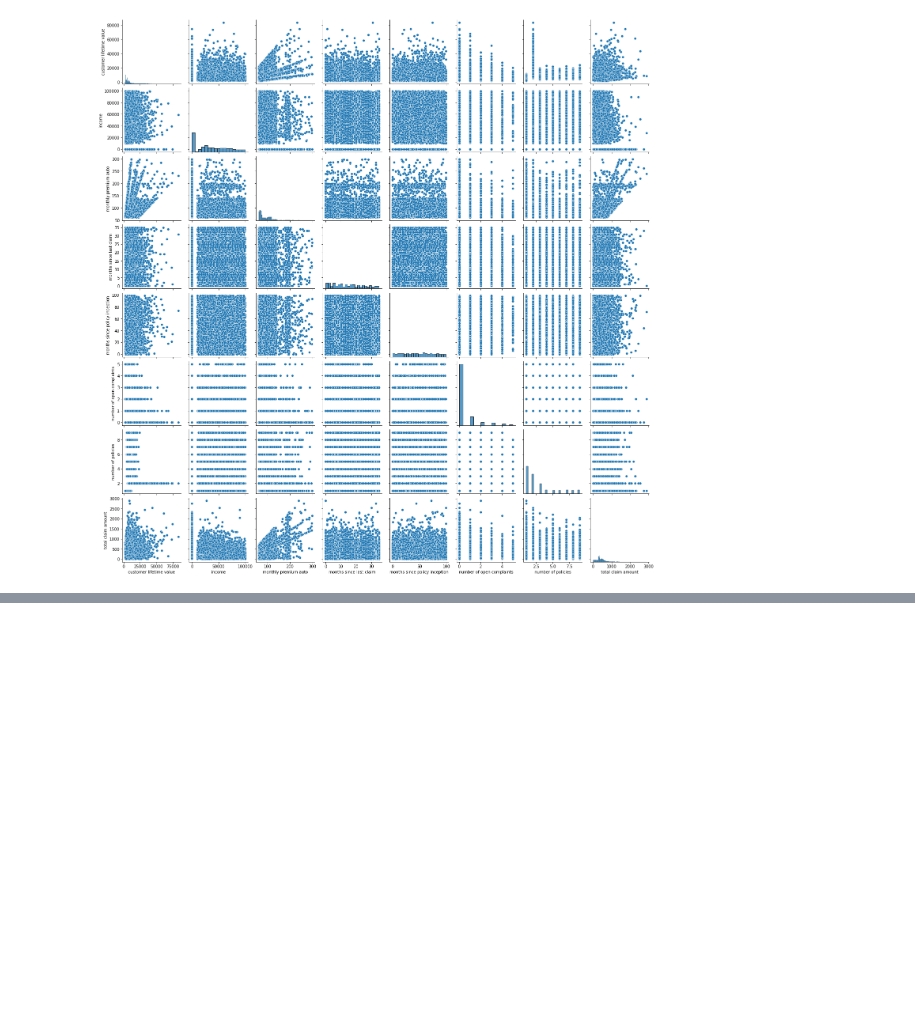
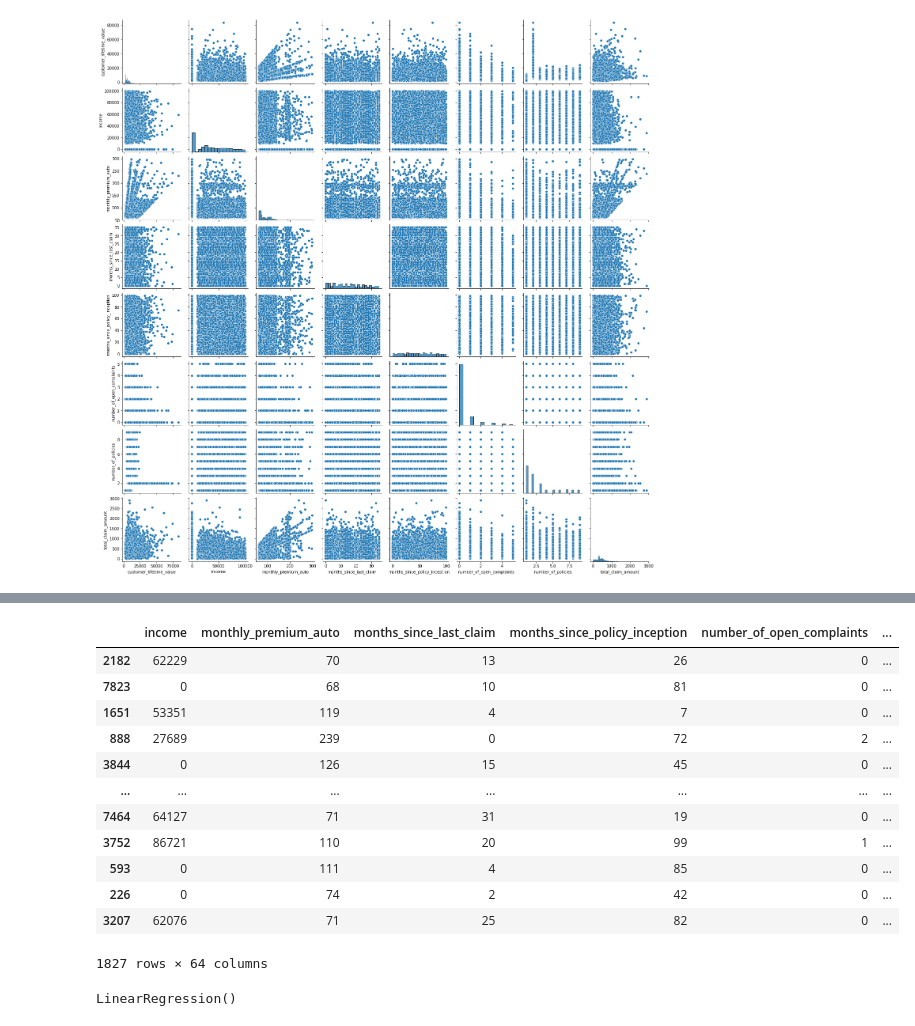
Before and after one commit to itsmrn/lab-customer-analysis-round-6, a Jupyter notebook: lab customer analysis round 6 - mrn.ipynb, the cells around one changed output, grey strips where cells are left out. Cells and saved outputs as stored; diff of their text form; code cells hidden in the pictures; blank space fills up the shorter version.

```diff
--- a/lab customer analysis round 6 - mrn.ipynb
+++ b/lab customer analysis round 6 - mrn.ipynb
@@ -211,0 +151,3 @@ mean_absolute_error(X_test,y_pred)
+# %%
+from sklearn.model_selection import train_test_split
+X_train,X_test,y_train,y_test = train_test_split(X,y, test_size = 0.2, random_state = 0)
@@ -211,0 +219,16 @@ mean_absolute_error(X_test,y_pred)
+# %%
+X_test
+# %% [output]
+|  | income | monthly_premium_auto | months_since_last_claim | months_since_policy_inception | number_of_open_complaints | ... |
+| 2182 | 62229 | 70 | 13 | 26 | 0 | ... |
+| 7823 | 0 | 68 | 10 | 81 | 0 | ... |
+| 1651 | 53351 | 119 | 4 | 7 | 0 | ... |
+| 888 | 27689 | 239 | 0 | 72 | 2 | ... |
+| 3844 | 0 | 126 | 15 | 45 | 0 | ... |
+| ... | ... | ... | ... | ... | ... | ... |
+| 7464 | 64127 | 71 | 31 | 19 | 0 | ... |
+| 3752 | 86721 | 110 | 20 | 99 | 1 | ... |
+| 593 | 0 | 111 | 4 | 85 | 0 | ... |
+| 226 | 0 | 74 | 2 | 42 | 0 | ... |
+| 3207 | 62076 | 71 | 25 | 82 | 0 | ... |
+1827 rows × 64 columns
@@ -211,0 +246,8 @@ mean_absolute_error(X_test,y_pred)
+# %%
+#Getting the parameters for the model
+
+from sklearn.linear_model import LinearRegression
+regressor = LinearRegression()
+regressor.fit(X_train, y_train)
+# %% [output]
+LinearRegression()
```
Also changed, not shown: parts of 51 cells of this notebook.
